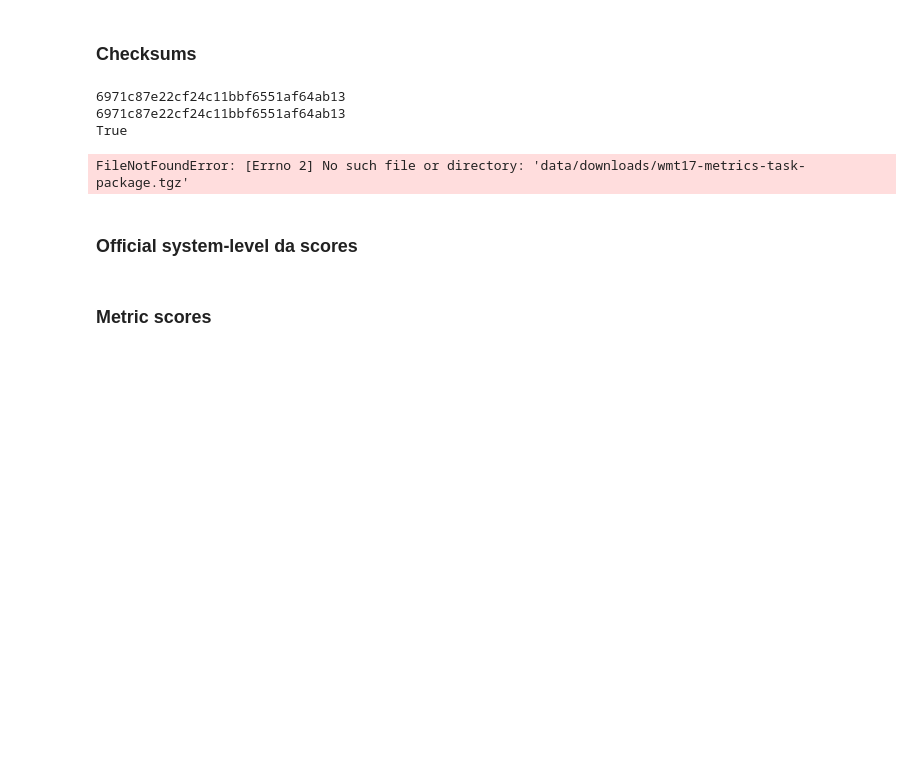
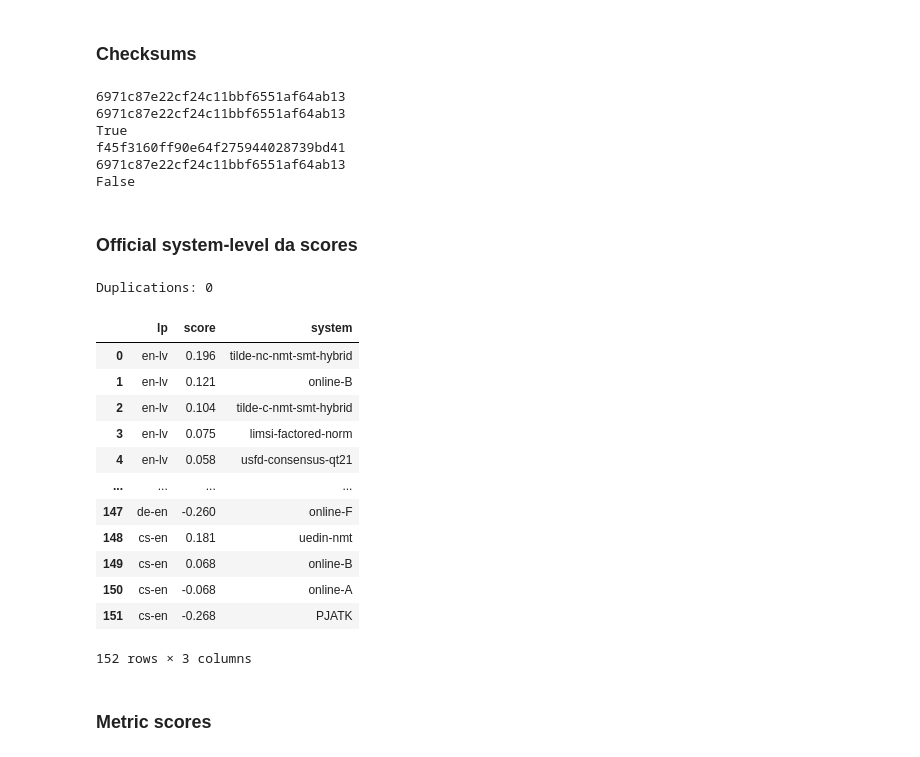
Before and after one commit to johntzwei/wmt16-19-metrics-shared-task, a Jupyter notebook: wmt17-data.ipynb, the cells around one changed output. Saved outputs shown, nothing was run; the diff lists cells and outputs as text; code cells hidden in the pictures; blank space fills up the shorter version.

```diff
--- a/wmt17-data.ipynb
+++ b/wmt17-data.ipynb
@@ -19,7 +19,7 @@ print(mine + '\n' + yours)
 print(mine == yours)
 
 mine = 'f45f3160ff90e64f275944028739bd41'
-yours = hashlib.md5(open('data/downloads/wmt17-metrics-task-package.tgz', 'rb').read()).hexdigest()
+#yours = hashlib.md5(open('data/downloads/wmt17-metrics-task-package.tgz', 'rb').read()).hexdigest()
 print(mine + '\n' + yours)
 print(mine == yours)
 
@@ -30,12 +30,32 @@ print(mine == yours)
 6971c87e22cf24c11bbf6551af64ab13
 6971c87e22cf24c11bbf6551af64ab13
 True
+f45f3160ff90e64f275944028739bd41
+6971c87e22cf24c11bbf6551af64ab13
+False
-FileNotFoundError: [Errno 2] No such file or directory: 'data/downloads/wmt17-metrics-task-package.tgz'
 # %% [markdown]
 ### Official system-level da scores
 # %%
 official_da_sys = pd.read_csv('data/wmt17-metrics-task-package/manual-evaluation/DA-syslevel.csv', delimiter=' ', header=0)
 official_da_sys.columns = ['lp', 'score', 'system']
 official_da_sys['system'] = official_da_sys['system'].apply(lambda x: x.split('.')[0])
+
+print('Duplications: %d' % sum(official_da_sys.drop('score', axis=1).duplicated()))
+official_da_sys
+# %% [output]
+Duplications: 0
+|  | lp | score | system |
+| 0 | en-lv | 0.196 | tilde-nc-nmt-smt-hybrid |
+| 1 | en-lv | 0.121 | online-B |
+| 2 | en-lv | 0.104 | tilde-c-nmt-smt-hybrid |
+| 3 | en-lv | 0.075 | limsi-factored-norm |
+| 4 | en-lv | 0.058 | usfd-consensus-qt21 |
+| ... | ... | ... | ... |
+| 147 | de-en | -0.260 | online-F |
+| 148 | cs-en | 0.181 | uedin-nmt |
+| 149 | cs-en | 0.068 | online-B |
+| 150 | cs-en | -0.068 | online-A |
+| 151 | cs-en | -0.268 | PJATK |
+152 rows × 3 columns
 # %% [markdown]
 ### Metric scores
```
Also changed, not shown: parts of 26 cells of this notebook, 5 other files.
